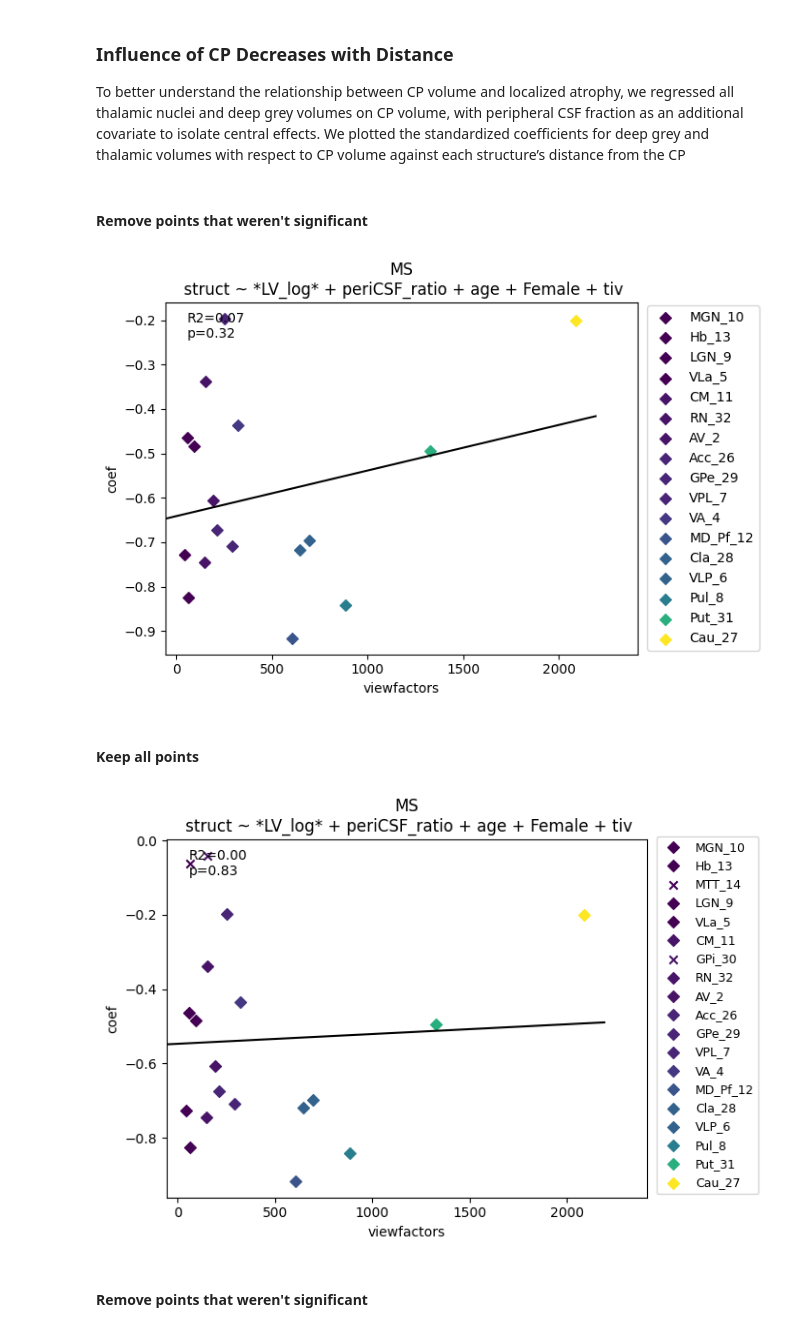
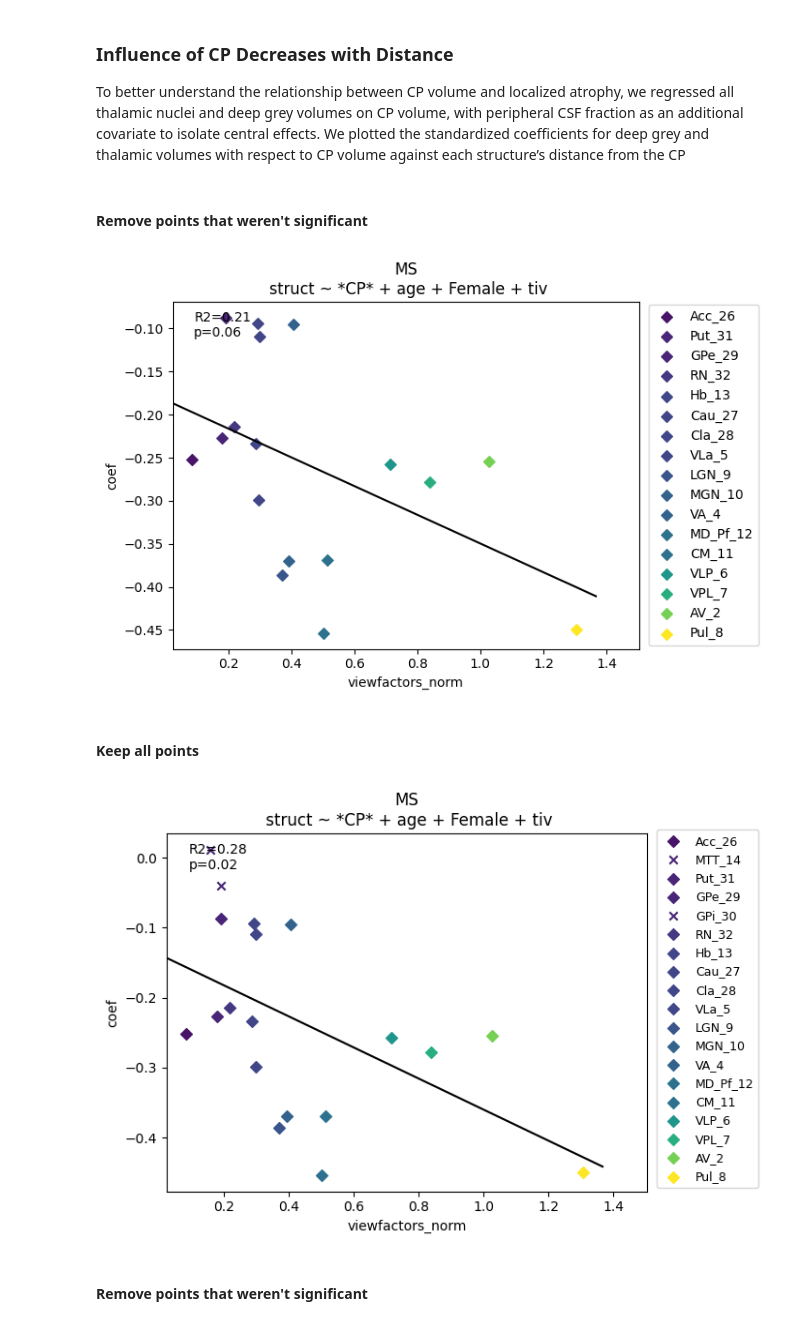
Before and after one commit to srs328/ms_mri, a Jupyter notebook: analysis/thalamus/results/5-CP_distance_gradient.ipynb, the cells around one changed output. Cells and saved outputs as stored; diff of their text form; code cells hidden in the pictures.

```diff
--- a/analysis/thalamus/results/5-CP_distance_gradient.ipynb
+++ b/analysis/thalamus/results/5-CP_distance_gradient.ipynb
@@ -213,4 +213,11 @@ mni_ventricle_dists["dist"] = (
 mni_ventricle_dists = mni_ventricle_dists["dist"]
 
 mni_viewfactors = pd.read_csv("/home/srs-9/Projects/ms_mri/data/mni_viewfactor_test1.csv", index_col="index")['dose']
-mni_viewfactors2 = pd.read_csv("/home/srs-9/Projects/ms_mri/data/mni_viewfactor_ventricle_system.csv", index_col="index")['dose']
+mni_viewfactors2 = pd.read_csv("/home/srs-9/Projects/ms_mri/data/mni_viewfactor_midlineCSF.csv", index_col="index")['dose']
+mni_viewfactors3 = pd.read_csv("/home/srs-9/Projects/ms_mri/data/mni_viewfactor_ventricle_system.csv", index_col="index")['dose']
+# %%
+data_tmp = data_orig.rename(columns=hips_thomas_invref)
+mni_viewfactors_norm = mni_viewfactors / (data_tmp[hips_thomas_invref].mean()[thalamic_nuclei+deep_grey])**(2/3)
+mni_viewfactors2_norm = mni_viewfactors2 / (data_tmp[hips_thomas_invref].mean()[thalamic_nuclei+deep_grey])**(2/3)
+mni_viewfactors3_norm = mni_viewfactors3 / (data_tmp[hips_thomas_invref].mean()[thalamic_nuclei+deep_grey])**(2/3)
+mni_viewfactors2_norm
@@ -388,7 +413,7 @@ save_stem = "CP_betas_vs_CP_dists"
 model_data = data_ms_z
 model_data['periCSF_frac_test'] = np.log(model_data['periCSF_frac'].max() + 1 - model_data['periCSF_frac'])
 
-covariates = ["periCSF_ratio", "age", "Female", "tiv"]
+covariates = ["age", "Female", "tiv"]
 covariates_str = " + ".join(covariates)
 structs = hips_thomas_ref[thalamic_nuclei + deep_grey]
 # structs = hips_thomas_ref[thalamic_nuclei]
@@ -403,7 +428,7 @@ _, results, formulas = regutils.run_regressions(
     robust_cov=None
 )
 
-var_to_plot = "LV_log"
+var_to_plot = "CP"
 data = results[var_to_plot]
 data.set_index(hips_thomas_invref[structs], inplace=True)
 data.insert(1, "struct", hips_thomas_ref)
@@ -416,9 +441,14 @@ data["ventricle_SDT_dist"] = mean_ventricle_sdt_dists
 data["ventricle_centroid_dist"] = mean_ventricle_sdt_dists
 
 data["test_dist"] = test_dist
-data['viewfactors'] = mni_viewfactors2
+data['viewfactors'] = mni_viewfactors
+data['viewfactors_norm'] = mni_viewfactors_norm
+data['viewfactors2_norm'] = mni_viewfactors2_norm
+data['viewfactors3_norm'] = mni_viewfactors3_norm
 
-dist_measure = "viewfactors"
+
+
+dist_measure = "viewfactors_norm"
 
 display(Markdown("#### Remove points that weren't significant"))
 fig, axes = plt.subplots()
@@ -451,36 +481,36 @@ plot_xordered_data(
     "struct",
     fit_line=True,
     title=f"MS\n struct ~ *{var_to_plot}* + {covariates_str}",
     axes=axs,
     fig=fig,
     legend=True,
     loc=(0.9, 0.0001),
     fdr=False,
     bbox_to_anchor=(1.02, 0.01),
     sig_only=False,
     legend_fontsize=9
 )
 display(Markdown("#### Keep all points"))
 
 
 if save:
     save_path = fig_path / f"{save_stem}.png"
     # # Extract the legend
     legend = axs.get_legend()
     legend.remove()  # Remove it from the main plot
 
     fig_legend = plt.figure(figsize=(2, 4))  # Adjust size as needed
     fig_legend.legend(handles=legend.legend_handles, labels=[t.get_text() for t in legend.get_texts()],
                     loc='center', frameon=False)
     fig_legend.savefig(fig_path / f"{save_stem}_legend.png", bbox_inches='tight', dpi=300)
 
     # Save the main plot without legend
     fig.savefig(fig_path / f"{save_stem}.png", bbox_inches='tight', dpi=300)
 # %% [output]
 #### Remove points that weren't significant
-[figure, old version]
+[figure, new version]
 #### Keep all points
-[figure, old version]
+[figure, new version]
 # %%
 save = False
 show = True
```
Also changed, not shown: parts of 2 cells of this notebook.
